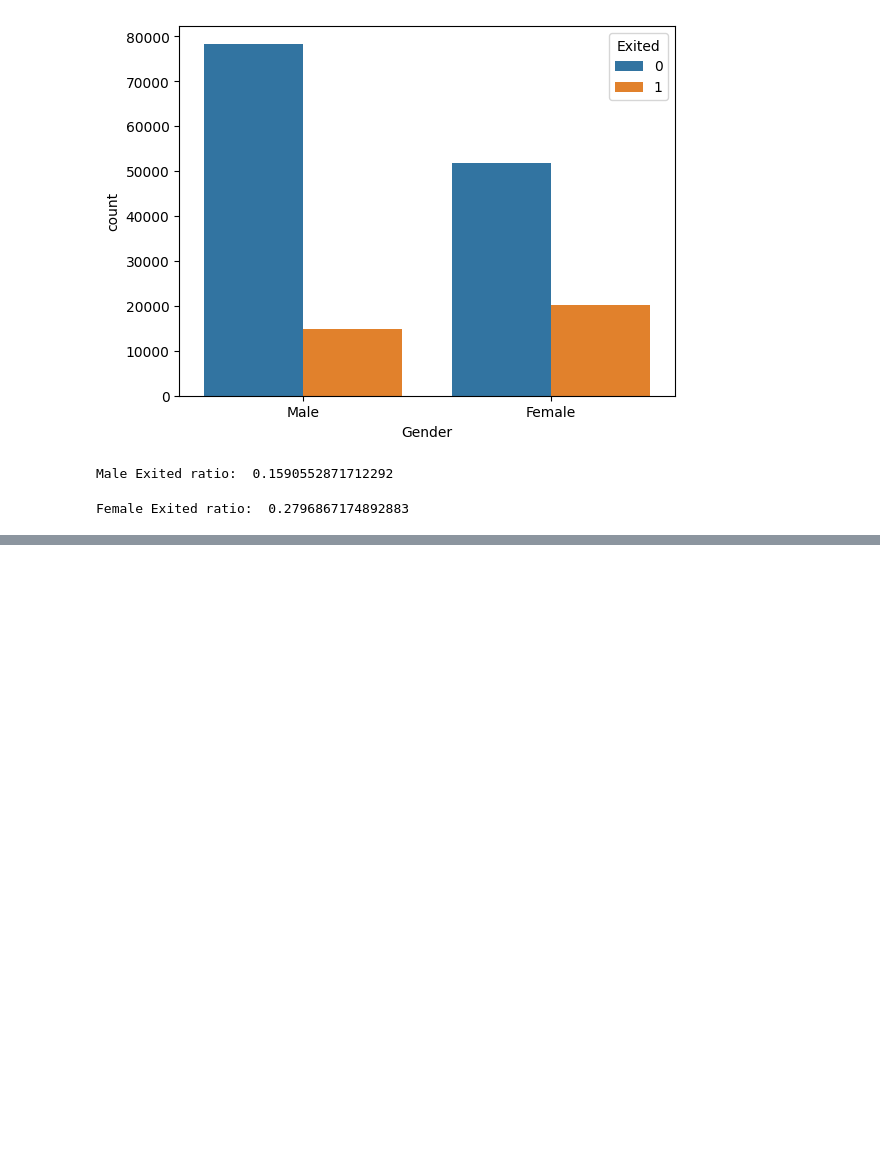
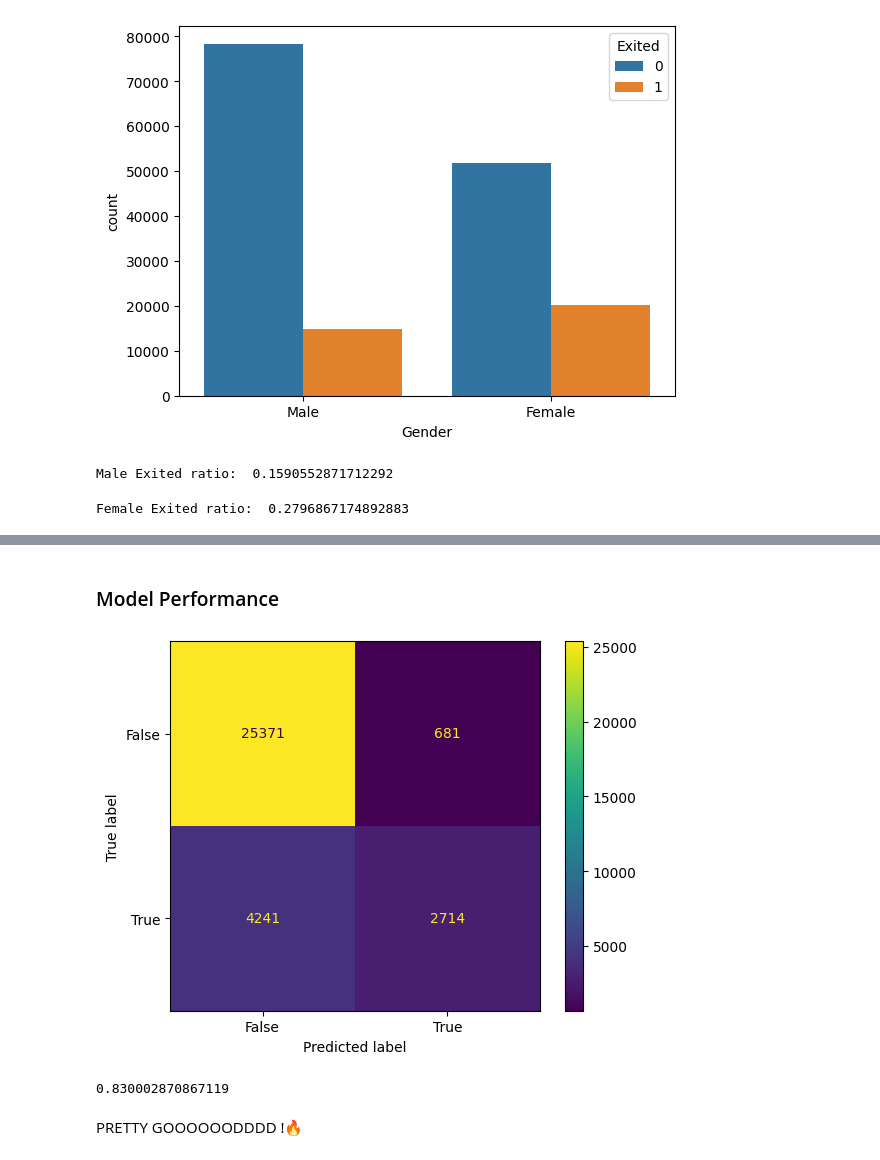
Before and after one commit to TangLitEn/kaggle-Binary-Classification-with-a-Bank-Churn-Dataset, a Jupyter notebook: main.ipynb, the cells around one changed output, grey strips where cells are left out. Cells and saved outputs as stored; diff of their text form; code cells hidden in the pictures; blank space fills up the shorter version.

Commit message:
Random forest model

```diff
--- a/main.ipynb
+++ b/main.ipynb
@@ -176,0 +268,3 @@ Female Exited ratio:  0.2796867174892883
+# %%
+FOREST_features = ['Geography_Numerical', 'Gender_Numerical', 'Age', 'Balance','NumOfProducts', 'HasCrCard', 'IsActiveMember', 'EstimatedSalary']
+FOREST_output = ['Exited']
@@ -176,0 +273,4 @@ Female Exited ratio:  0.2796867174892883
+# %%
+from sklearn.model_selection import train_test_split
+
+X_train, X_test, y_train, y_test = train_test_split(train[FOREST_features], train[FOREST_output], test_size=0.2, random_state=42)
@@ -176,0 +281,5 @@ Female Exited ratio:  0.2796867174892883
+# %%
+from sklearn.ensemble import RandomForestClassifier
+
+FOREST_model = RandomForestClassifier(n_estimators=100, max_depth=5, random_state=1)
+FOREST_model.fit(X_train, y_train)
@@ -176,0 +290,4 @@ Female Exited ratio:  0.2796867174892883
+# %%
+# TESTING ON THE TEST DATA
+y_test["Predicted Exiting"] = FOREST_model.predict(X_test)
+y_test
@@ -176,0 +308,18 @@ Female Exited ratio:  0.2796867174892883
+# %% [markdown]
+### Model Performance
+# %%
+# CONFUSION MATRIX
+from sklearn import metrics
+
+confusion_matrix = metrics.confusion_matrix(y_test["Exited"], y_test["Predicted Exiting"])
+cm_display = metrics.ConfusionMatrixDisplay(confusion_matrix = confusion_matrix, display_labels = [False, True])
+
+cm_display.plot()
+plt.show()
+
+metrics.f1_score(y_test["Exited"], y_test["Predicted Exiting"], average="weighted")
+# %% [output]
+[figure, added]
+0.830002870867119
+# %% [markdown]
+PRETTY GOOOOOODDDD !🔥
```
Also changed, not shown: parts of 16 cells of this notebook.
